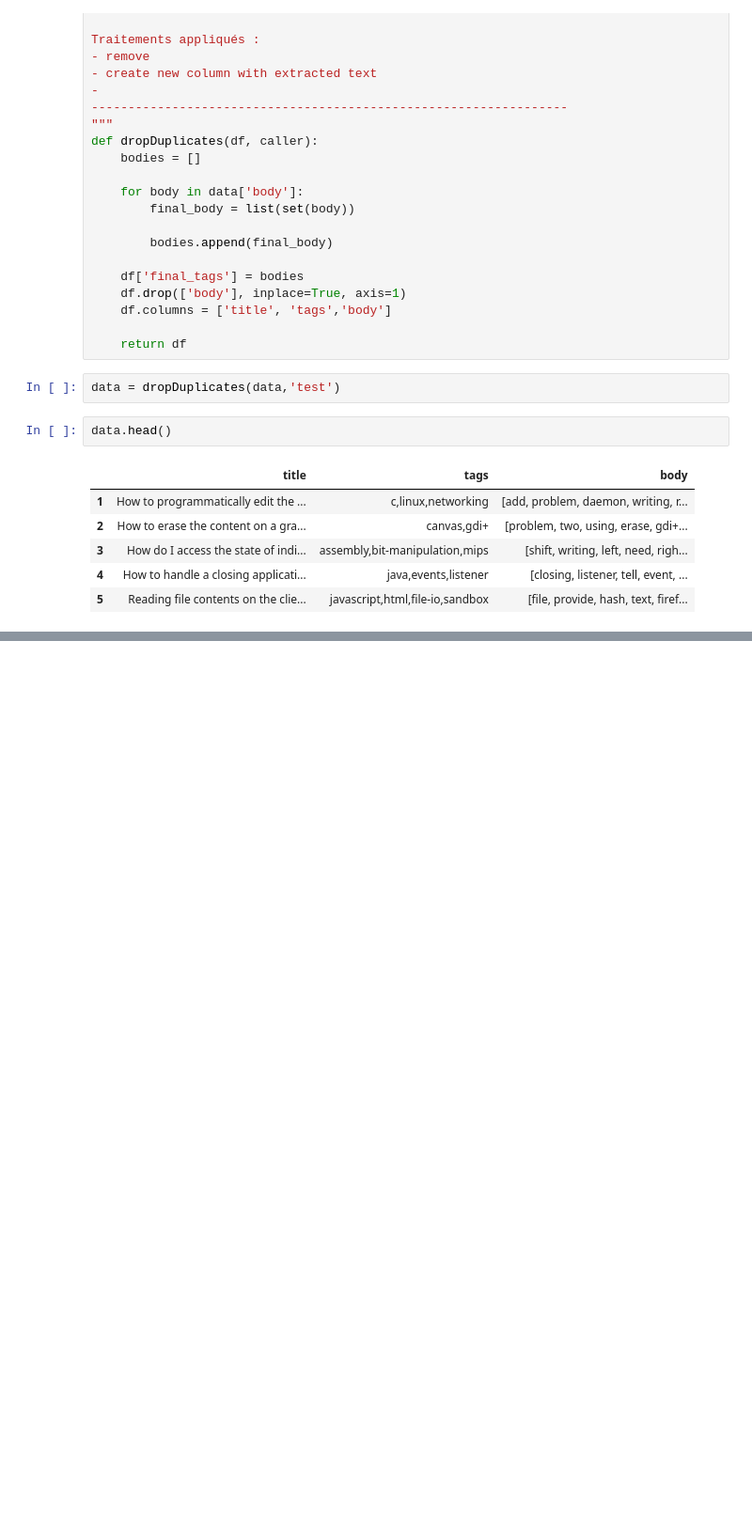
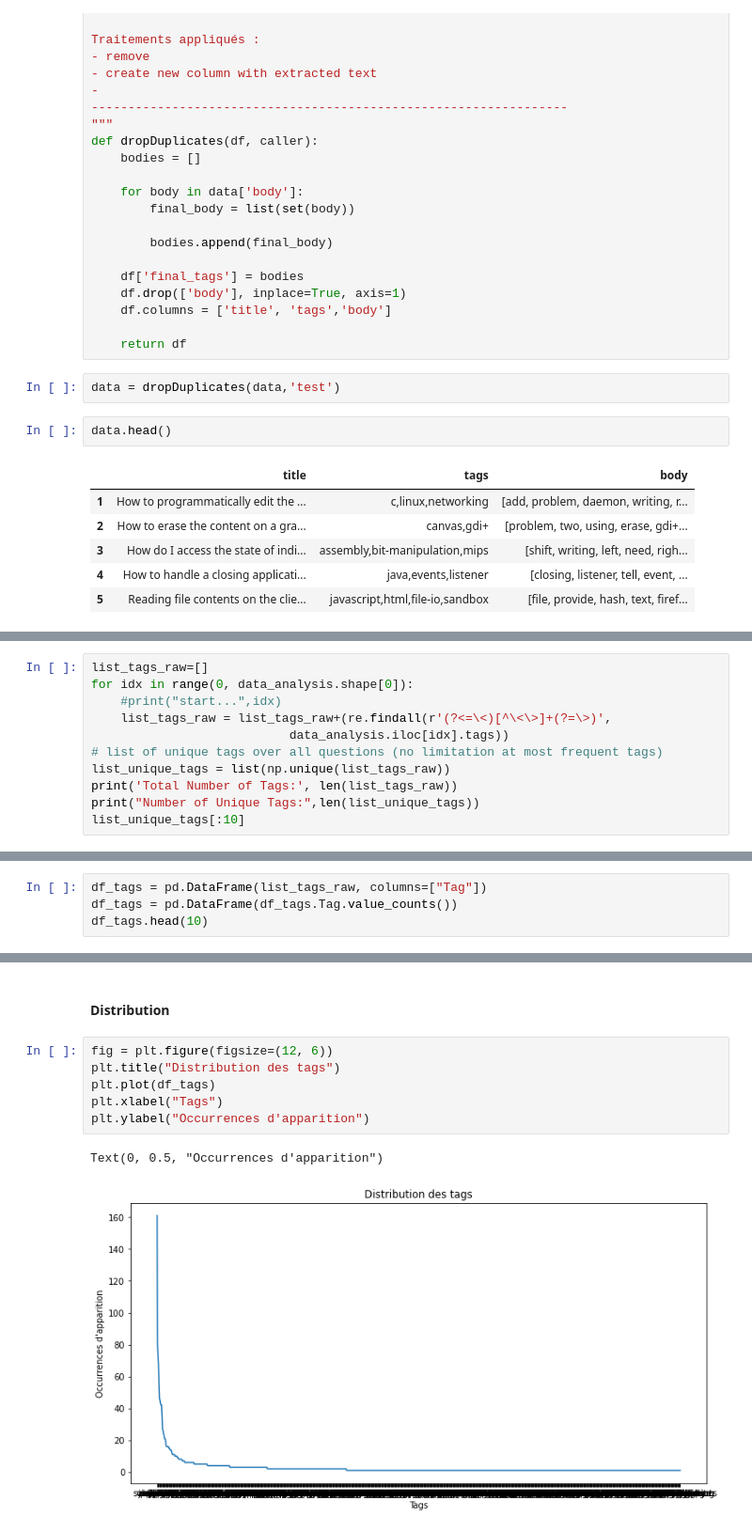
Before and after one commit to aldeponk/stack-overflow, a Jupyter notebook: Data_setup.ipynb, the cells around one changed output, grey strips where cells are left out. Shown at 94% size. Drawn from its saved outputs; the diff is of its cells as text; blank space fills up the shorter version.

```diff
--- a/Data_setup.ipynb
+++ b/Data_setup.ipynb
@@ -603,0 +665,11 @@ data.head()
+# %%
+list_tags_raw=[]
+for idx in range(0, data_analysis.shape[0]):
+    #print("start...",idx)
+    list_tags_raw = list_tags_raw+(re.findall(r'(?<=\<)[^\<\>]+(?=\>)',
+                           data_analysis.iloc[idx].tags))
+# list of unique tags over all questions (no limitation at most frequent tags)
+list_unique_tags = list(np.unique(list_tags_raw))
+print('Total Number of Tags:', len(list_tags_raw))
+print("Number of Unique Tags:",len(list_unique_tags))
+list_unique_tags[:10]
@@ -603,0 +691,4 @@ data.head()
+# %%
+df_tags = pd.DataFrame(list_tags_raw, columns=["Tag"])
+df_tags = pd.DataFrame(df_tags.Tag.value_counts())
+df_tags.head(10)
@@ -603,0 +707,11 @@ data.head()
+# %% [markdown]
+#### Distribution
+# %%
+fig = plt.figure(figsize=(12, 6))
+plt.title("Distribution des tags")
+plt.plot(df_tags)
+plt.xlabel("Tags")
+plt.ylabel("Occurrences d'apparition")
+# %% [output]
+Text(0, 0.5, "Occurrences d'apparition")
+[figure, added]
```
Also changed, not shown: parts of 22 cells of this notebook.
